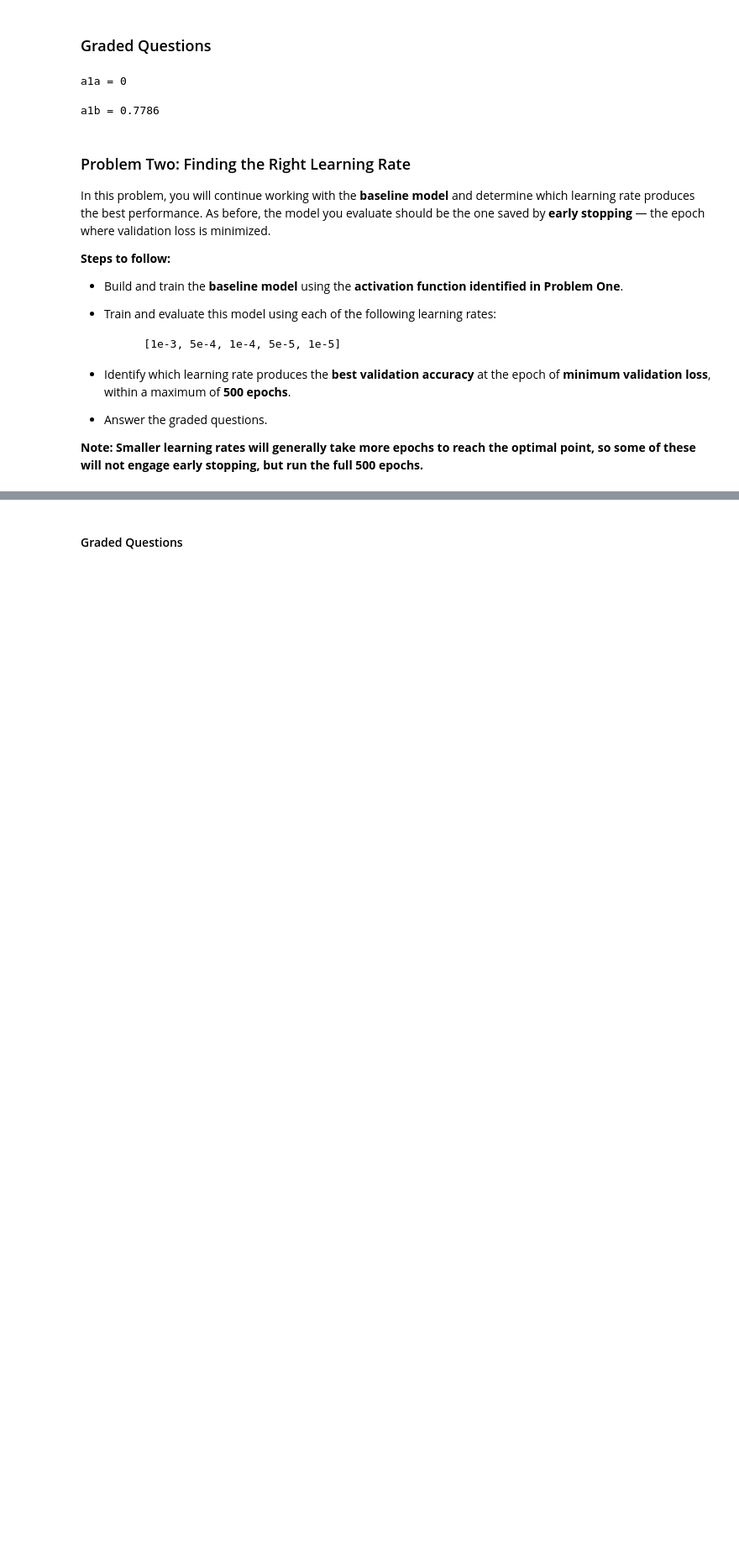
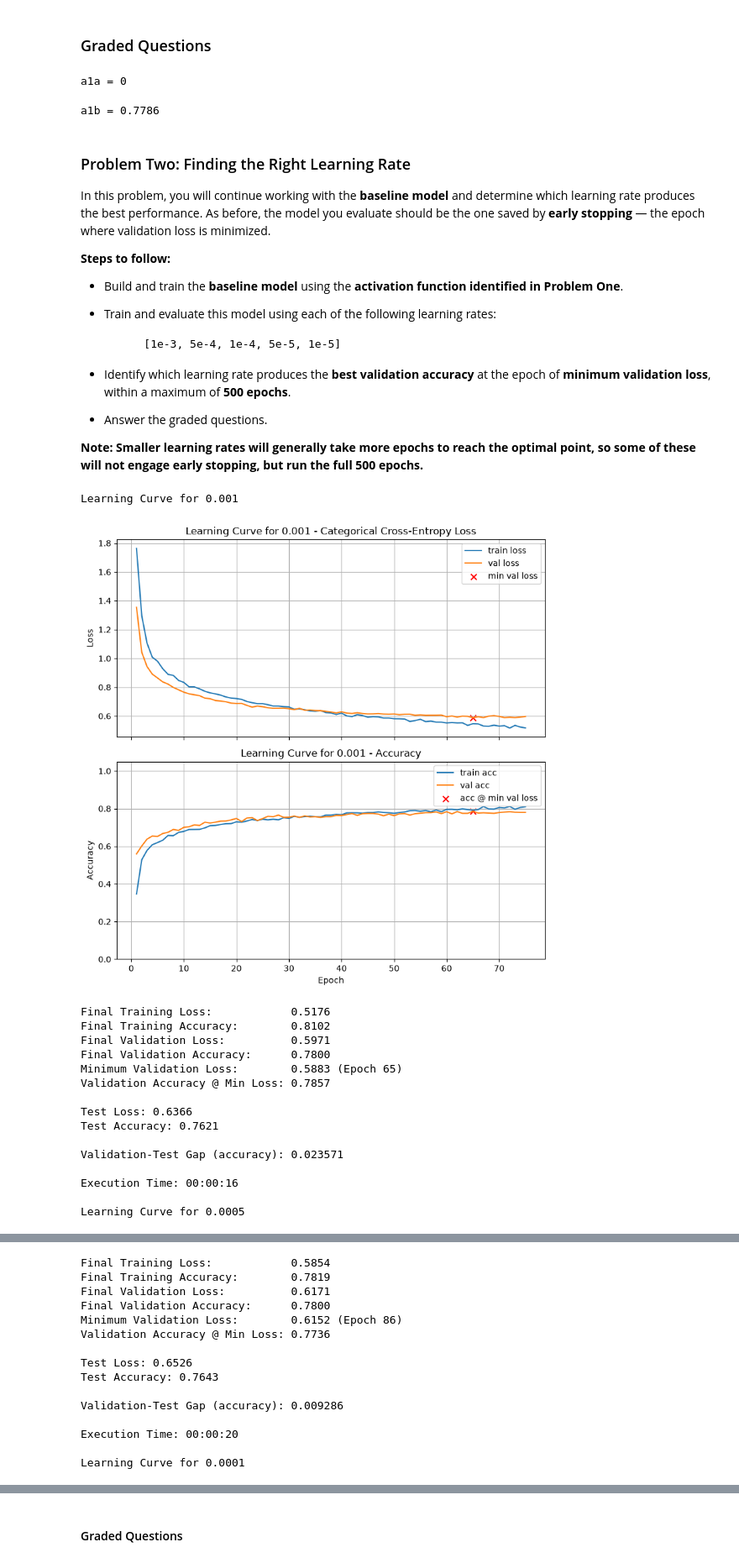
Before and after one commit to AL-Holmes/DX703-Assignments, a Jupyter notebook: Homework_03.ipynb, the cells around one changed output, grey strips where cells are left out. Shown at 84% size. Drawn from its saved outputs; the diff is of its cells as text; code cells hidden in the pictures; blank space fills up the shorter version.

```diff
--- a/Homework_03.ipynb
+++ b/Homework_03.ipynb
@@ -501,4 +504,29 @@ In this problem, you will continue working with the **baseline model** and deter
 
 **Note: Smaller learning rates will generally take more epochs to reach the optimal point, so some of these will not engage early stopping, but run the full 500 epochs.**
 # %%
-# Your code here. Add as many cells as you need.
+# Model with early stopping
+results_P2 = []
+p2_models = []
+for rate in [1e-3, 5e-4, 1e-4, 5e-5, 1e-5]:
+    model_baseline = build_model(X_train.shape[1], [ (64,'relu',0.0,0.0), (32,'relu',0.001,0.3)], n_classes)
+    history = train_and_test(model_baseline,title=f"Learning Curve for {rate}",lr_schedule=rate,return_history=True)
+    results_P2.append(history.history['val_accuracy'])
+    p2_models.append(history)
+# %% [output]
+Learning Curve for 0.001
+[figure, added]
+Final Training Loss:            0.5176
+Final Training Accuracy:        0.8102
+Final Validation Loss:          0.5971
+Final Validation Accuracy:      0.7800
+Minimum Validation Loss:        0.5883 (Epoch 65)
+Validation Accuracy @ Min Loss: 0.7857
+
+Test Loss: 0.6366
+Test Accuracy: 0.7621
+
+Validation-Test Gap (accuracy): 0.023571
+
+Execution Time: 00:00:16
+
+Learning Curve for 0.0005
@@ -504,0 +534,15 @@ In this problem, you will continue working with the **baseline model** and deter
+Final Training Loss:            0.5854
+Final Training Accuracy:        0.7819
+Final Validation Loss:          0.6171
+Final Validation Accuracy:      0.7800
+Minimum Validation Loss:        0.6152 (Epoch 86)
+Validation Accuracy @ Min Loss: 0.7736
+
+Test Loss: 0.6526
+Test Accuracy: 0.7643
+
+Validation-Test Gap (accuracy): 0.009286
+
+Execution Time: 00:00:20
+
+Learning Curve for 0.0001
```
Also changed, not shown: parts of 14 cells of this notebook.
